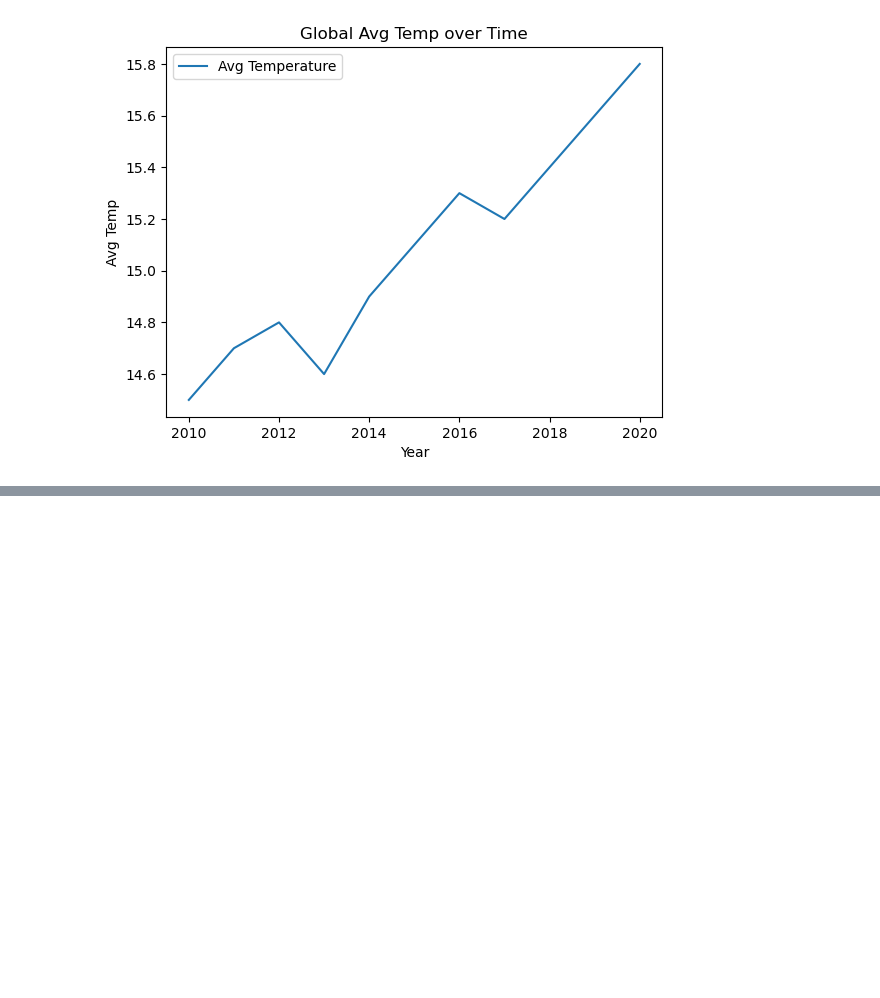
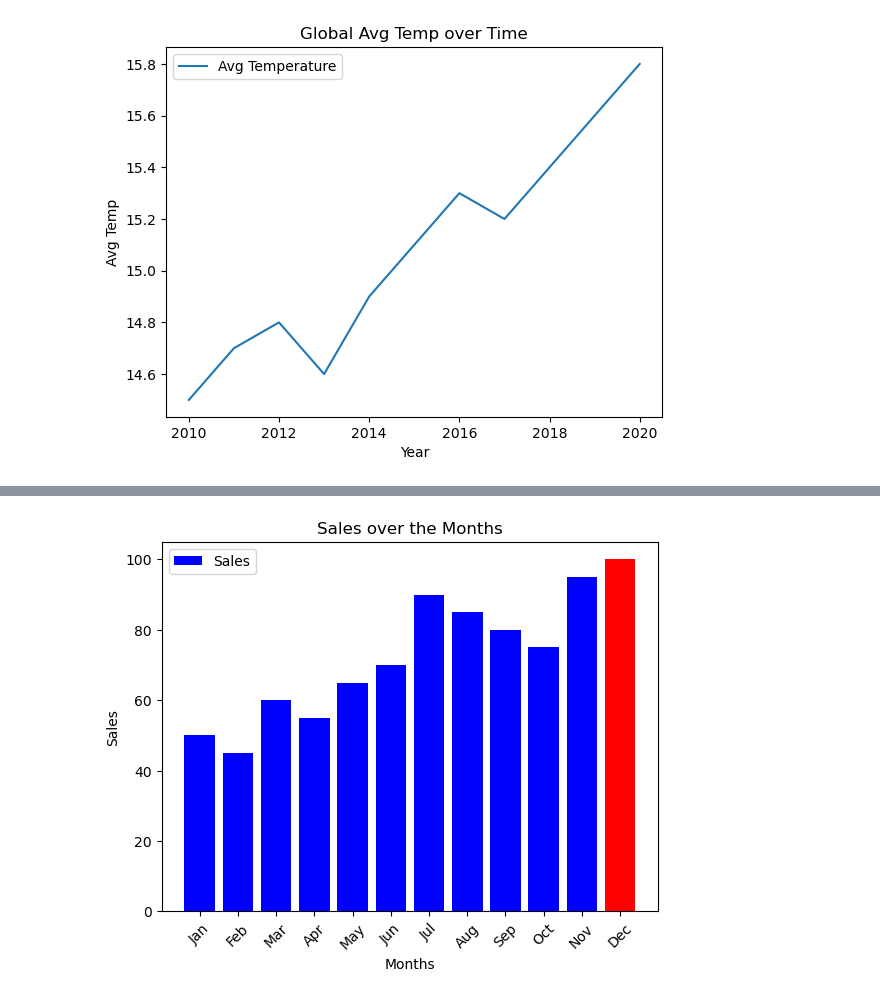
Before and after one commit to AnitaChesire/data_science_hub, a Jupyter notebook: Matplotlib.ipynb, the cells around one changed output, grey strips where cells are left out. Drawn from its saved outputs; the diff is of its cells as text; code cells hidden in the pictures; blank space fills up the shorter version.

Commit message:
Bar Plot

```diff
--- a/Matplotlib.ipynb
+++ b/Matplotlib.ipynb
@@ -96,3 +96,9 @@ plt.legend()
 plt.show()
 # %% [output]
 [figure]
+# %%
+months = ["Jan", "Feb", "Mar", "Apr", "May", "Jun", "Jul", "Aug", "Sep", "Oct", "Nov", "Dec"]
+sales = [50, 45, 60, 55, 65, 70, 90, 85, 80, 75, 95, 100]
+
+df = pd.DataFrame({"Months": months, "Sales": sales})
+df
@@ -98,0 +158,22 @@ plt.show()
+# %%
+#identify the maximum sales
+max_sales = df['Sales'].max()
+#give the hiighest sale a different color
+colors = ['red' if s == max_sales else 'blue' for s in df['Sales'] ]
+# %%
+#plot
+plt.bar(df['Months'], df['Sales'], color= colors, label = 'Sales')
+plt.title('Sales over the Months')
+plt.xlabel('Months')
+plt.ylabel('Sales')
+plt.xticks(rotation = 45)
+plt.legend()
+
+#add values on the bars
+# for i,v in enumerate(df["Sales"]):
+#     plt.text(i, v + 2, str(v), ha="center", fontsize=10)
+
+#show plot
+plt.show()
+# %% [output]
+[figure, added]
```
Also changed, not shown: parts of 6 cells of this notebook.
